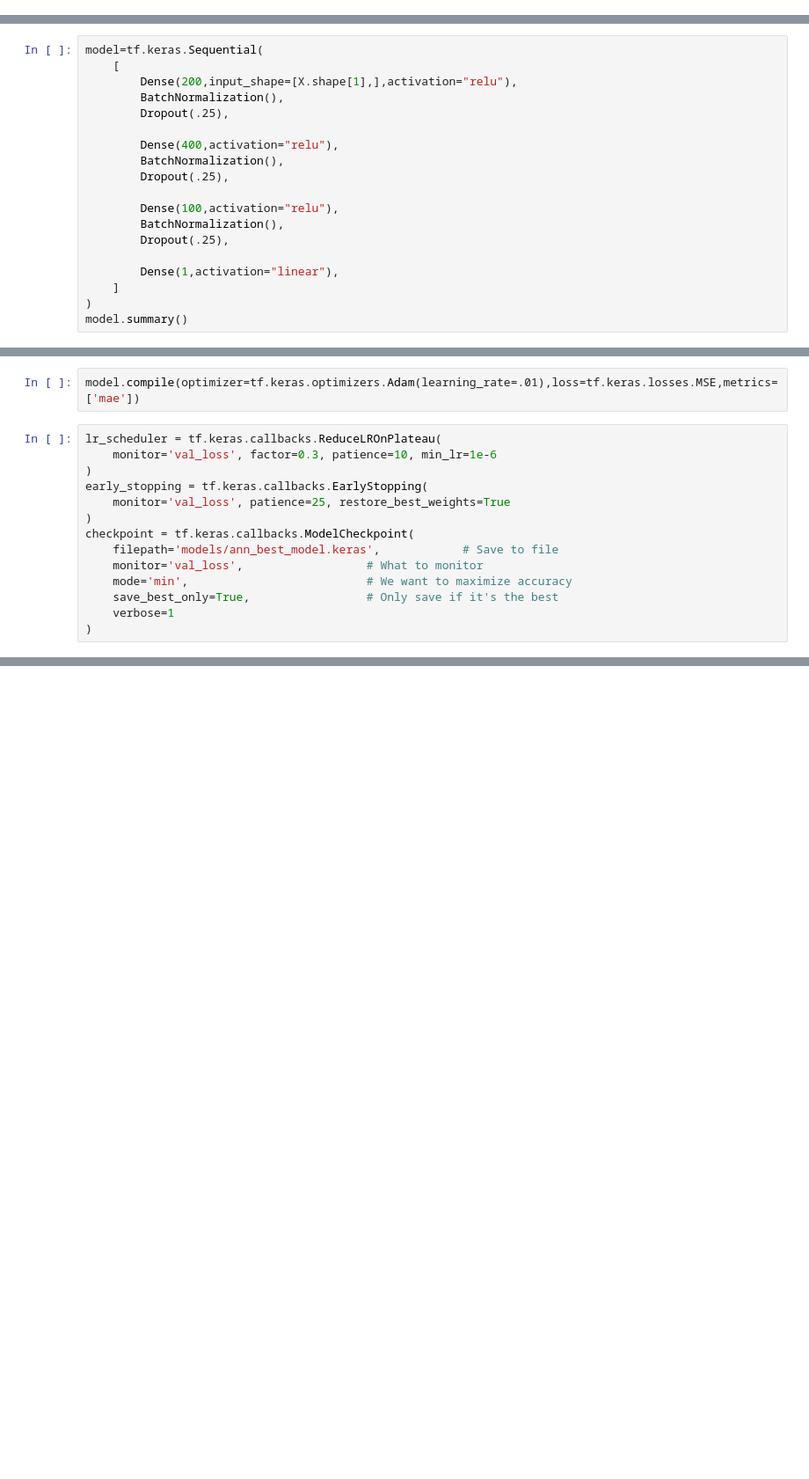
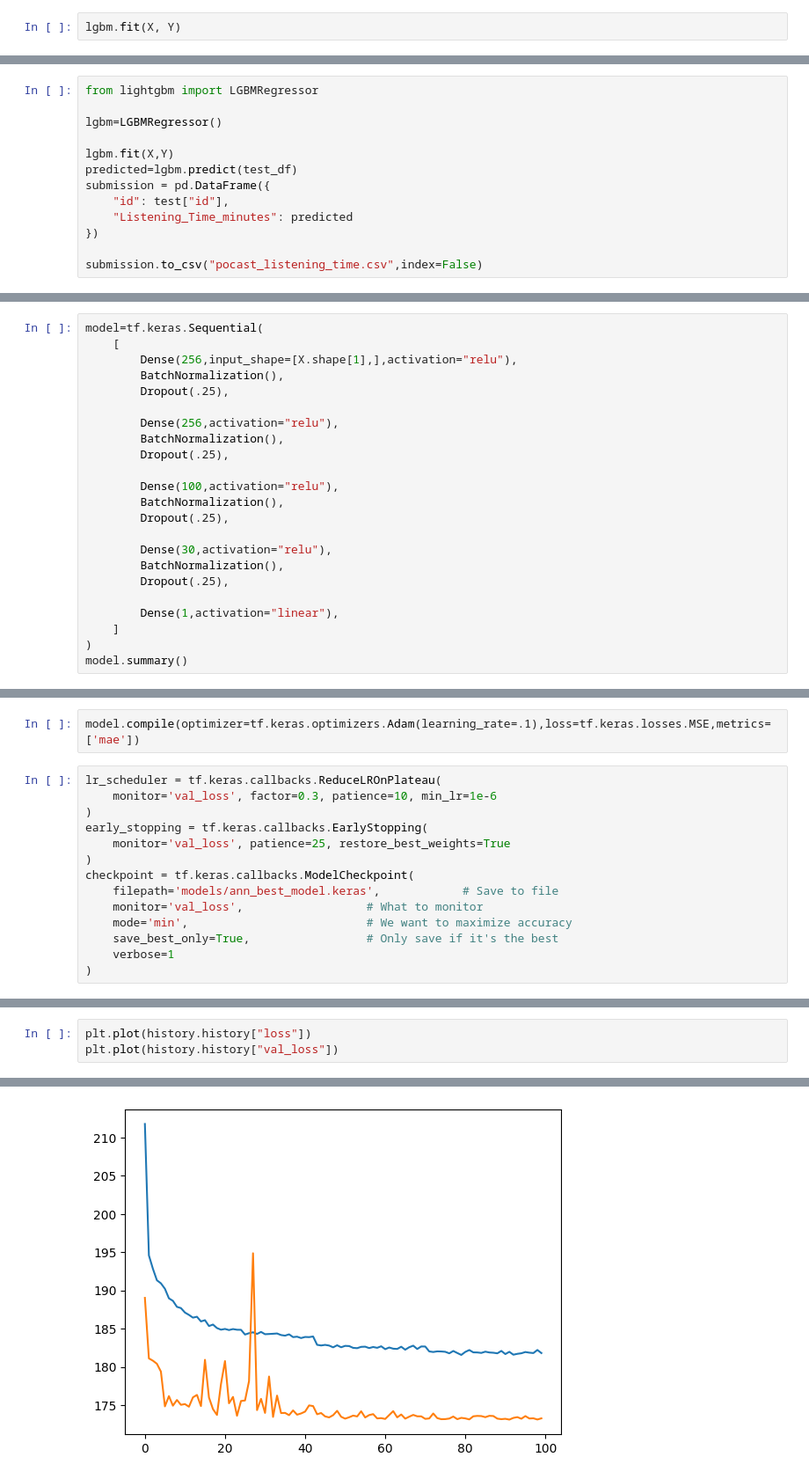
Before and after one commit to isfar12/Machine-Learning, a Jupyter notebook: Contest_journey/pocast_listening_time.ipynb, the cells around one changed output, grey strips where cells are left out. Shown at 88% size. Saved outputs shown, nothing was run; the diff lists cells and outputs as text; blank space fills up the shorter version.

```diff
--- a/Contest_journey/pocast_listening_time.ipynb
+++ b/Contest_journey/pocast_listening_time.ipynb
@@ -311,0 +382,2 @@ test_df.shape
+# %%
+lgbm.fit(X, Y)
@@ -311,0 +403,13 @@ test_df.shape
+# %%
+from lightgbm import LGBMRegressor
+
+lgbm=LGBMRegressor()
+
+lgbm.fit(X,Y)
+predicted=lgbm.predict(test_df)
+submission = pd.DataFrame({
+    "id": test["id"],
+    "Listening_Time_minutes": predicted
+})
+
+submission.to_csv("pocast_listening_time.csv",index=False)
@@ -315,11 +434,11 @@ from tensorflow.keras.layers import Dense,BatchNormalization,Dropout
 # %%
 model=tf.keras.Sequential(
     [
-        Dense(200,input_shape=[X.shape[1],],activation="relu"),
+        Dense(256,input_shape=[X.shape[1],],activation="relu"),
         BatchNormalization(),
         Dropout(.25),
 
-        Dense(400,activation="relu"),
+        Dense(256,activation="relu"),
         BatchNormalization(),
         Dropout(.25),
 
@@ -327,6 +446,10 @@ model=tf.keras.Sequential(
         BatchNormalization(),
         Dropout(.25),
 
+        Dense(30,activation="relu"),
+        BatchNormalization(),
+        Dropout(.25),
+
         Dense(1,activation="linear"),
     ]
 )
@@ -356,5 +479,5 @@ Model: "sequential"
 # %%
-model.compile(optimizer=tf.keras.optimizers.Adam(learning_rate=.01),loss=tf.keras.losses.MSE,metrics=['mae'])
+model.compile(optimizer=tf.keras.optimizers.Adam(learning_rate=.1),loss=tf.keras.losses.MSE,metrics=['mae'])
 # %%
 lr_scheduler = tf.keras.callbacks.ReduceLROnPlateau(
     monitor='val_loss', factor=0.3, patience=10, min_lr=1e-6
@@ -381,0 +516,4 @@ KeyboardInterrupt:
+# %%
+plt.plot(history.history["loss"])
+plt.plot(history.history["val_loss"])
+# %% [output]
@@ -381,0 +521 @@ KeyboardInterrupt:
+[figure, added]
```
Also changed, not shown: parts of 29 cells of this notebook.
